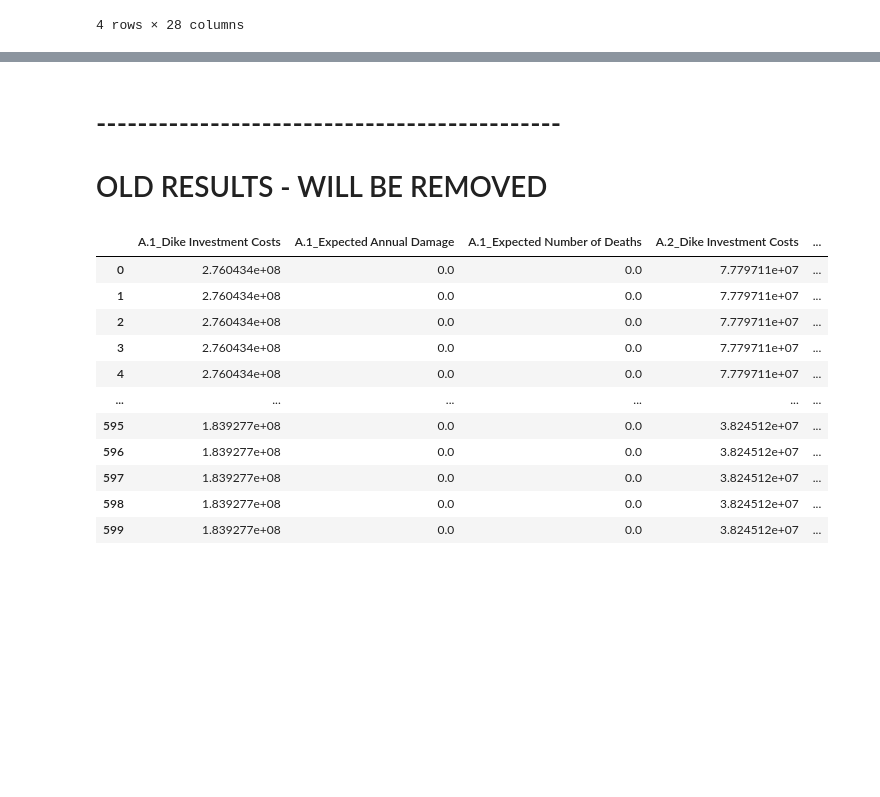
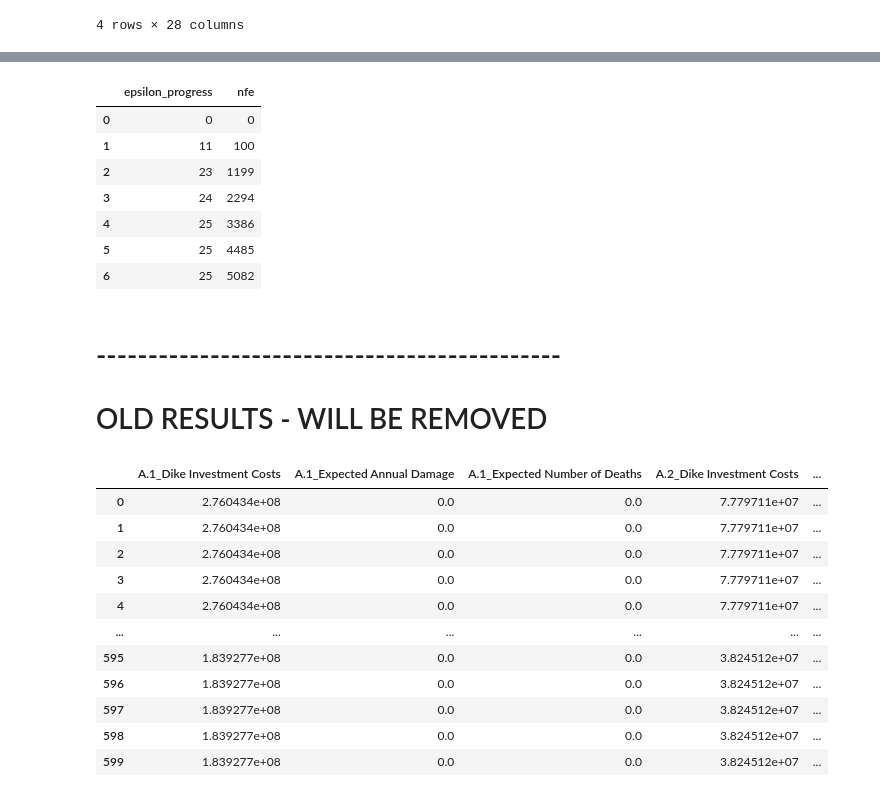
Before and after one commit to PancakeBun/epa141A_Labs_Group_Asians, a Jupyter notebook: final assignment/analysis.ipynb, the cells around one changed output, grey strips where cells are left out. Cells and saved outputs as stored; diff of their text form; code cells hidden in the pictures; blank space fills up the shorter version.

```diff
--- a/final assignment/analysis.ipynb
+++ b/final assignment/analysis.ipynb
@@ -436,3 +661,14 @@ constraints = [Constraint("max pollution", outcome_names="max_P",
+# %%
+convergence
+# %% [output]
+|  | epsilon_progress | nfe |
+| 0 | 0 | 0 |
+| 1 | 11 | 100 |
+| 2 | 23 | 1199 |
+| 3 | 24 | 2294 |
+| 4 | 25 | 3386 |
+| 5 | 25 | 4485 |
+| 6 | 25 | 5082 |
 # %% [markdown]
 # ---------------------------------------------
 # OLD RESULTS - WILL BE REMOVED
```
Also changed, not shown: parts of 15 cells of this notebook, 4 other files.
